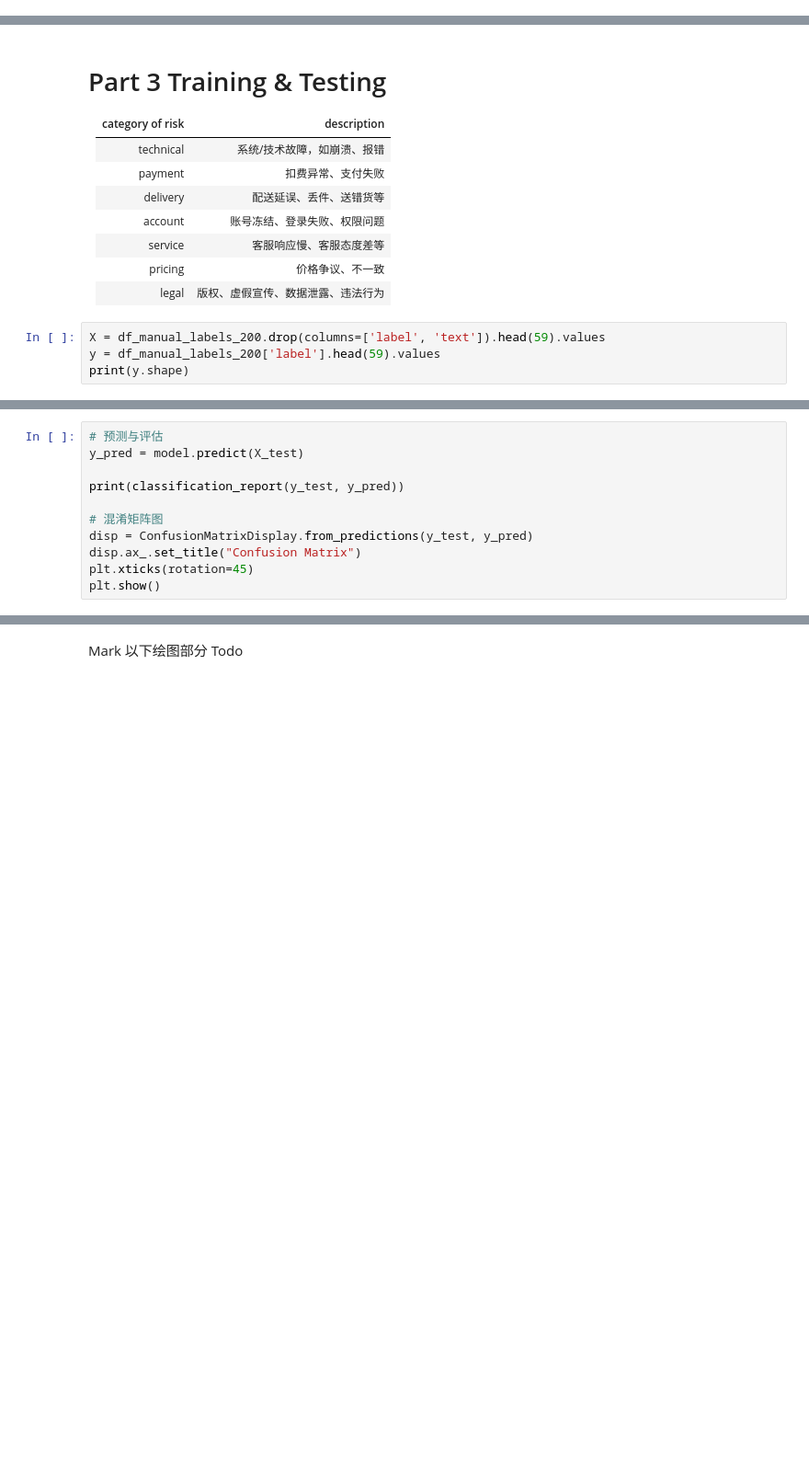
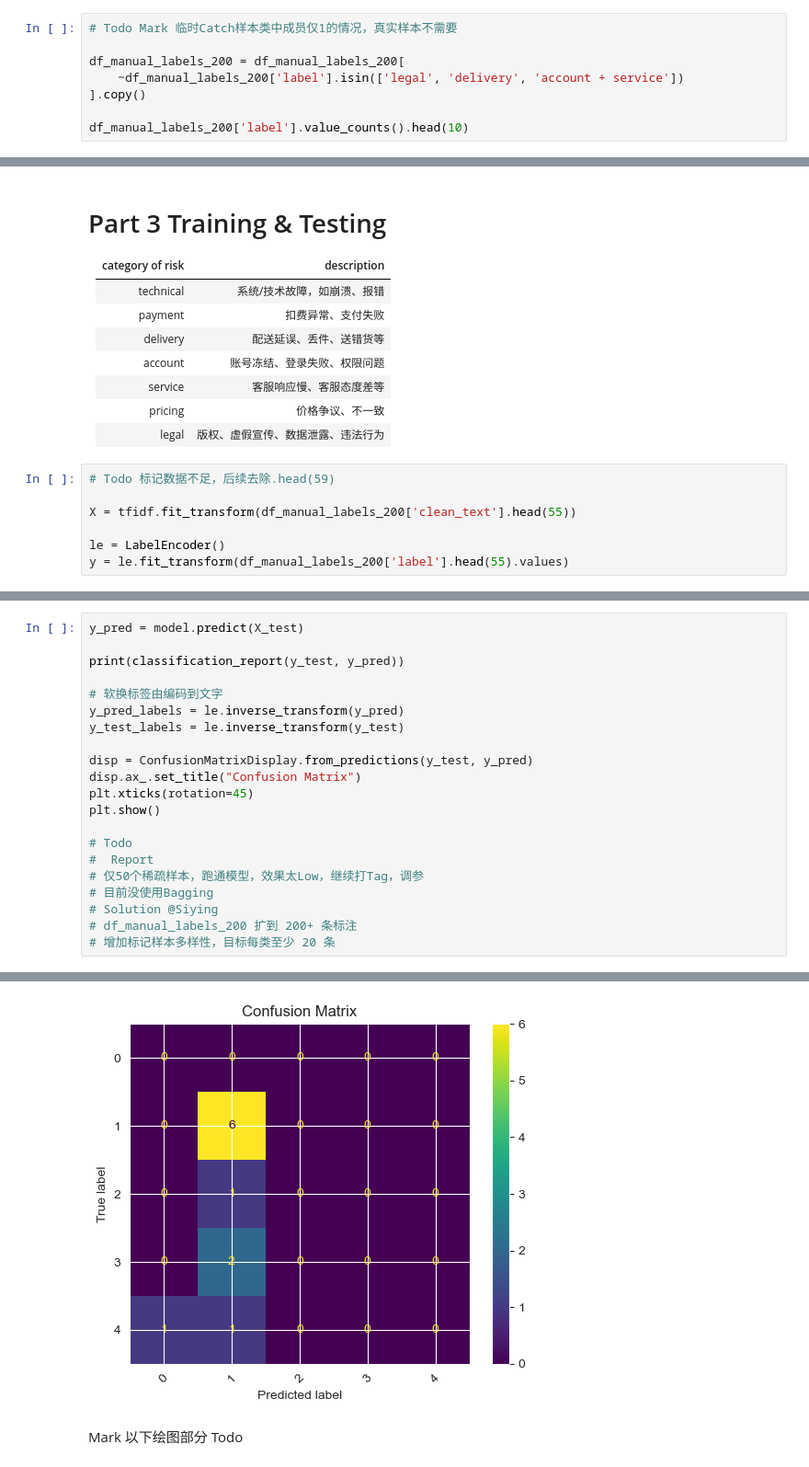
Before and after one commit to adenm1/ecommerce-risk-nlp, a Jupyter notebook: risk_detection_XGBoost.ipynb, the cells around one changed output, grey strips where cells are left out. Shown at 92% size. Drawn from its saved outputs; the diff is of its cells as text; blank space fills up the shorter version.

Commit message:
Part 1~3 rebuild by Matthew.
# Todo
#  Report
# 仅50个稀疏样本，跑通模型，效果太Low，继续打Tag，调参
# 目前没使用Bagging，下阶段引入并对比
# Solution @Siying
# df_manual_labels_200 扩到 200+ 条标注
# 增加标记样本多样性，目标每类至少 20 条

```diff
--- a/risk_detection_XGBoost.ipynb
+++ b/risk_detection_XGBoost.ipynb
@@ -88,3 +89,11 @@ df_manual_labels_200.head(10)
 | 7 | @131749 recibi llamadas de celula... | other | recibi llamadas de celulares y de... |
 | 8 | @GloCare hi for 2days now I have ... | technical | hi for days now i have not being ... |
 | 9 | @AmazonHelp Are you guys having p... | technical | are you guys having problems with... |
+# %%
+# Todo Mark 临时Catch样本类中成员仅1的情况，真实样本不需要
+
+df_manual_labels_200 = df_manual_labels_200[
+    ~df_manual_labels_200['label'].isin(['legal', 'delivery', 'account + service'])
+].copy()
+
+df_manual_labels_200['label'].value_counts().head(10)
@@ -168,6 +185,9 @@ X_list, y_list, label_names = generate_bagged_tfidf_sets(df_manual_labels_200)
 | pricing                     | 价格争议、不一致                        |
 | legal                       | 版权、虚假宣传、数据泄露、违法行为               |
 # %%
-X = df_manual_labels_200.drop(columns=['label', 'text']).head(59).values
-y = df_manual_labels_200['label'].head(59).values
-print(y.shape)
+# Todo 标记数据不足，后续去除.head(59)
+
+X = tfidf.fit_transform(df_manual_labels_200['clean_text'].head(55))
+
+le = LabelEncoder()
+y = le.fit_transform(df_manual_labels_200['label'].head(55).values)
@@ -197,11 +223,22 @@ ValueError: The least populated class in y has only 1 member, which is too few.
 # %%
-# 预测与评估
 y_pred = model.predict(X_test)
 
 print(classification_report(y_test, y_pred))
 
-# 混淆矩阵图
+# 软换标签由编码到文字
+y_pred_labels = le.inverse_transform(y_pred)
+y_test_labels = le.inverse_transform(y_test)
+
 disp = ConfusionMatrixDisplay.from_predictions(y_test, y_pred)
 disp.ax_.set_title("Confusion Matrix")
 plt.xticks(rotation=45)
 plt.show()
+
+# Todo
+#  Report
+# 仅50个稀疏样本，跑通模型，效果太Low，继续打Tag，调参
+# 目前没使用Bagging
+# Solution @Siying
+# df_manual_labels_200 扩到 200+ 条标注
+# 增加标记样本多样性，目标每类至少 20 条
+# %% [output]
@@ -208,3 +256,4 @@ plt.show()
+[figure, added]
 # %% [markdown]
 Mark 以下绘图部分 Todo
 # %%
```
Also changed, not shown: parts of 6 cells of this notebook.
